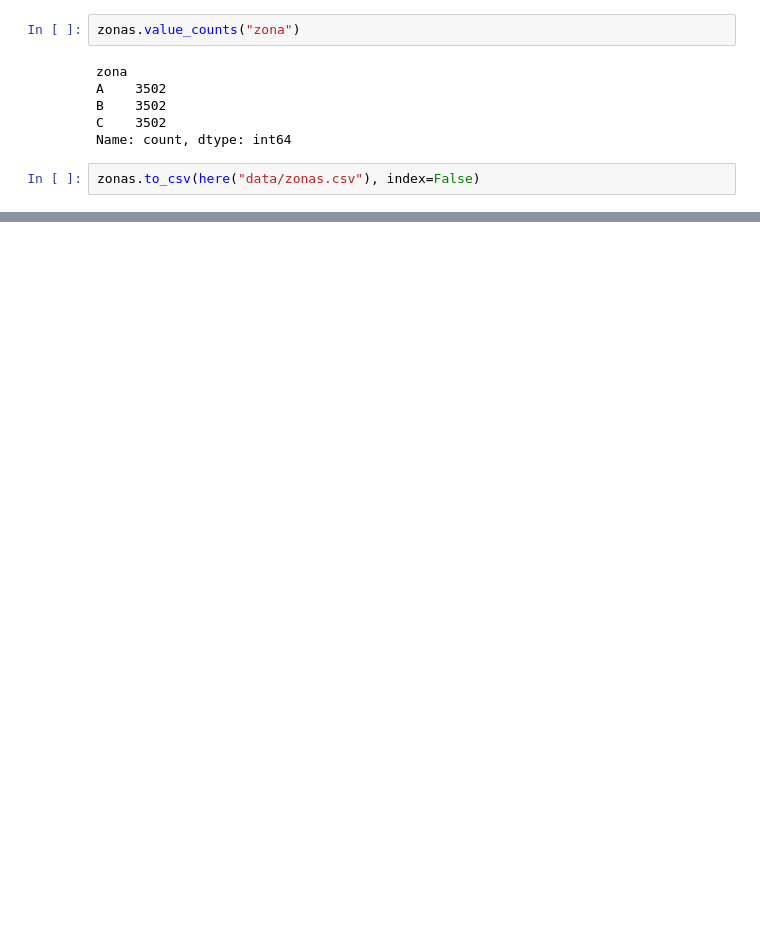
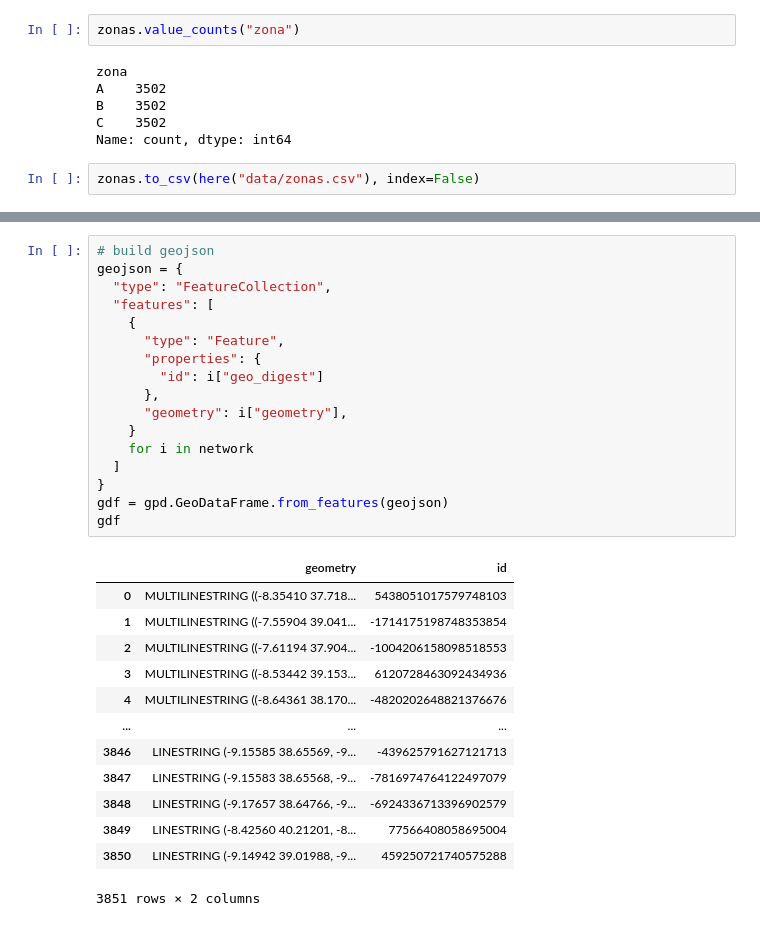
Before and after one commit to Vullkano/pfacd, a Jupyter notebook: rascunhos/plancha/zonas_e_estacoes.ipynb, the cells around one changed output, grey strips where cells are left out. Drawn from its saved outputs; the diff is of its cells as text; blank space fills up the shorter version.

```diff
--- a/rascunhos/plancha/zonas_e_estacoes.ipynb
+++ b/rascunhos/plancha/zonas_e_estacoes.ipynb
@@ -196,0 +209,31 @@ zonas.to_csv(here("data/zonas.csv"), index=False)
+# %%
+# build geojson
+geojson = {
+  "type": "FeatureCollection",
+  "features": [
+    {
+      "type": "Feature",
+      "properties": {
+        "id": i["geo_digest"]
+      },
+      "geometry": i["geometry"],
+    }
+    for i in network
+  ]
+}
+gdf = gpd.GeoDataFrame.from_features(geojson)
+gdf
+# %% [output]
+|  | geometry | id |
+| 0 | MULTILINESTRING ((-8.35410 37.718... | 5438051017579748103 |
+| 1 | MULTILINESTRING ((-7.55904 39.041... | -1714175198748353854 |
+| 2 | MULTILINESTRING ((-7.61194 37.904... | -1004206158098518553 |
+| 3 | MULTILINESTRING ((-8.53442 39.153... | 6120728463092434936 |
+| 4 | MULTILINESTRING ((-8.64361 38.170... | -4820202648821376676 |
+| ... | ... | ... |
+| 3846 | LINESTRING (-9.15585 38.65569, -9... | -439625791627121713 |
+| 3847 | LINESTRING (-9.15583 38.65568, -9... | -7816974764122497079 |
+| 3848 | LINESTRING (-9.17657 38.64766, -9... | -6924336713396902579 |
+| 3849 | LINESTRING (-8.42560 40.21201, -8... | 77566408058695004 |
+| 3850 | LINESTRING (-9.14942 39.01988, -9... | 459250721740575288 |
+3851 rows × 2 columns
```
Also changed, not shown: parts of 14 cells of this notebook, 3 other files.
